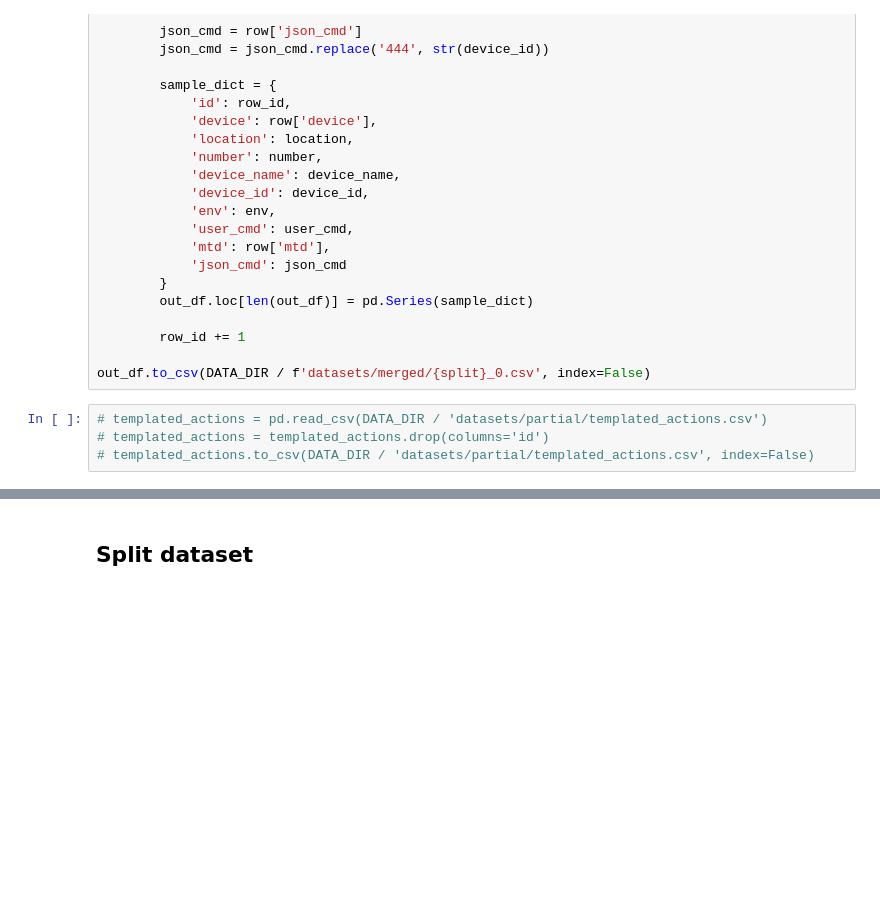
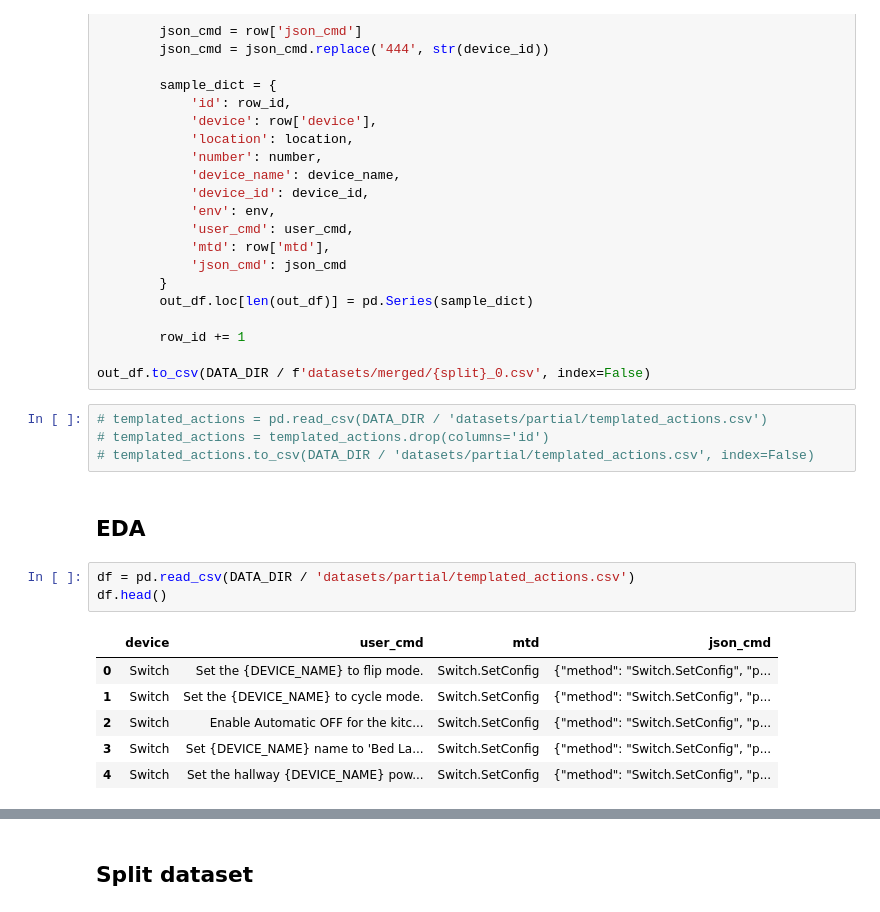
Before and after one commit to viktorpovazhuk/home_assistant_llm, a Jupyter notebook: dataset_generation.ipynb, the cells around one changed output, grey strips where cells are left out. Drawn from its saved outputs; the diff is of its cells as text; blank space fills up the shorter version.

```diff
--- a/dataset_generation.ipynb
+++ b/dataset_generation.ipynb
@@ -602,3 +685,15 @@ out_df.to_csv(DATA_DIR / f'datasets/merged/{split}_0.csv', index=False)
 # templated_actions = pd.read_csv(DATA_DIR / 'datasets/partial/templated_actions.csv')
 # templated_actions = templated_actions.drop(columns='id')
 # templated_actions.to_csv(DATA_DIR / 'datasets/partial/templated_actions.csv', index=False)
+# %% [markdown]
+## EDA
+# %%
+df = pd.read_csv(DATA_DIR / 'datasets/partial/templated_actions.csv')
+df.head()
+# %% [output]
+|  | device | user_cmd | mtd | json_cmd |
+| 0 | Switch | Set the {DEVICE_NAME} to flip mode. | Switch.SetConfig | {"method": "Switch.SetConfig", "p... |
+| 1 | Switch | Set the {DEVICE_NAME} to cycle mode. | Switch.SetConfig | {"method": "Switch.SetConfig", "p... |
+| 2 | Switch | Enable Automatic OFF for the kitc... | Switch.SetConfig | {"method": "Switch.SetConfig", "p... |
+| 3 | Switch | Set {DEVICE_NAME} name to 'Bed La... | Switch.SetConfig | {"method": "Switch.SetConfig", "p... |
+| 4 | Switch | Set the hallway {DEVICE_NAME} pow... | Switch.SetConfig | {"method": "Switch.SetConfig", "p... |
```
Also changed, not shown: parts of 14 cells of this notebook.
